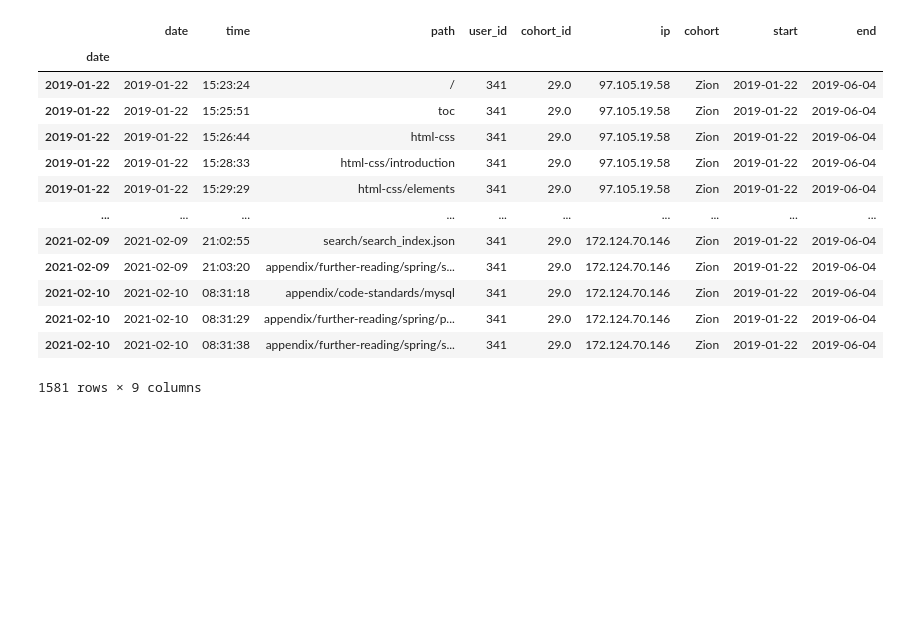
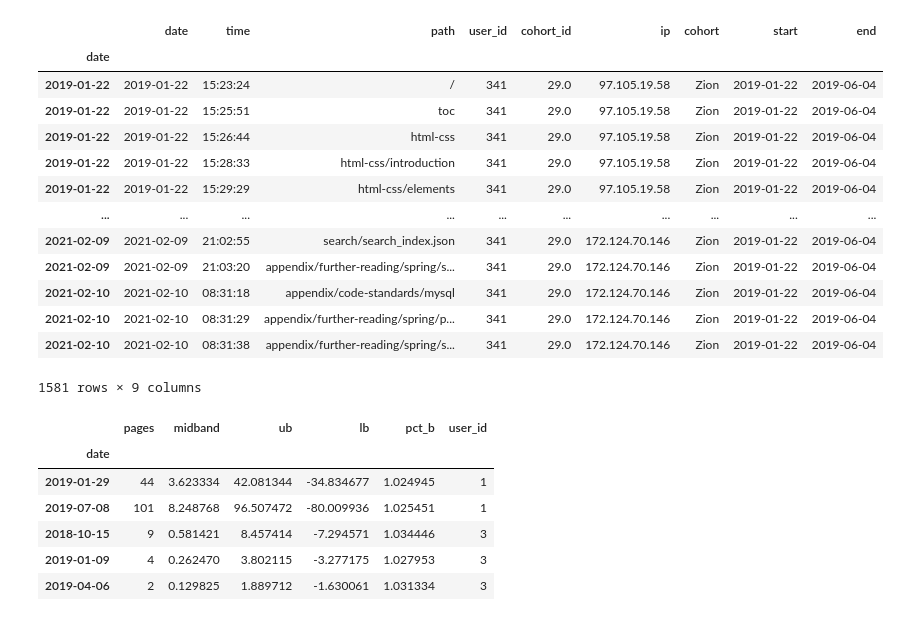
Before and after one commit to watermanbrandyn/anomaly-detection-exercises, a Jupyter notebook: time_series_anomaly_detection.ipynb, the cells around one changed output. Drawn from its saved outputs; the diff is of its cells as text; code cells hidden in the pictures; blank space fills up the shorter version.

```diff
--- a/time_series_anomaly_detection.ipynb
+++ b/time_series_anomaly_detection.ipynb
@@ -359,3 +359,13 @@ df[df.user_id==341]
 | 2021-02-10 | 2021-02-10 | 08:31:29 | appendix/further-reading/spring/p... | 341 | 29.0 | 172.124.70.146 | Zion | 2019-01-22 | 2019-06-04 |
 | 2021-02-10 | 2021-02-10 | 08:31:38 | appendix/further-reading/spring/s... | 341 | 29.0 | 172.124.70.146 | Zion | 2019-01-22 | 2019-06-04 |
 1581 rows × 9 columns
+# %%
+anomalies.head()
+# %% [output]
+|  | pages | midband | ub | lb | pct_b | user_id |
+| date |  |  |  |  |  |  |
+| 2019-01-29 | 44 | 3.623334 | 42.081344 | -34.834677 | 1.024945 | 1 |
+| 2019-07-08 | 101 | 8.248768 | 96.507472 | -80.009936 | 1.025451 | 1 |
+| 2018-10-15 | 9 | 0.581421 | 8.457414 | -7.294571 | 1.034446 | 3 |
+| 2019-01-09 | 4 | 0.262470 | 3.802115 | -3.277175 | 1.027953 | 3 |
+| 2019-04-06 | 2 | 0.129825 | 1.889712 | -1.630061 | 1.031334 | 3 |
```
Also changed, not shown: parts of 3 cells of this notebook.
